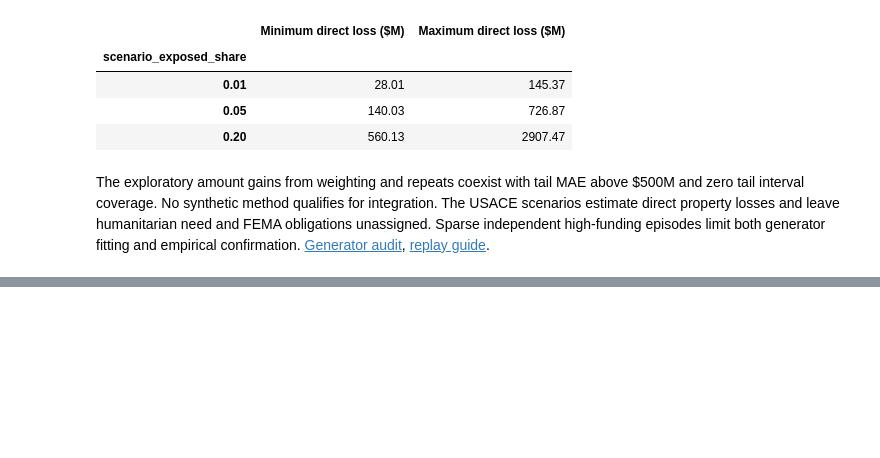
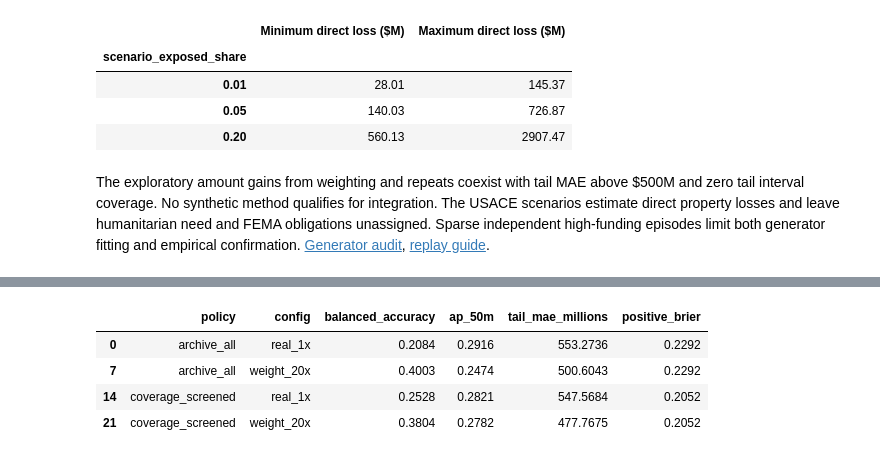
Before and after one commit to leonmarienga/ML-thesis, a Jupyter notebook: research/THESIS_REPRODUCTION.ipynb, the cells around one changed output, grey strips where cells are left out. Drawn from its saved outputs; the diff is of its cells as text; code cells hidden in the pictures; blank space fills up the shorter version.

```diff
--- a/research/THESIS_REPRODUCTION.ipynb
+++ b/research/THESIS_REPRODUCTION.ipynb
@@ -445,0 +450,18 @@ The exploratory amount gains from weighting and repeats coexist with tail MAE ab
+# %%
+from pathlib import Path
+import pandas as pd
+
+continuous = Path("research/continuous")
+if not continuous.exists():
+    continuous = Path("continuous")
+coverage = pd.read_csv(continuous / "coverage/ablation/metrics.csv")
+pooled = coverage.query('scope == "pooled"').copy()
+pooled["tail_mae_millions"] = pooled["mae_50m_usd"] / 1e6
+assert pooled.n.eq(376).all()
+pooled[["policy", "config", "balanced_accuracy", "ap_50m", "tail_mae_millions", "positive_brier"]].round(4)
+# %% [output]
+|  | policy | config | balanced_accuracy | ap_50m | tail_mae_millions | positive_brier |
+| 0 | archive_all | real_1x | 0.2084 | 0.2916 | 553.2736 | 0.2292 |
+| 7 | archive_all | weight_20x | 0.4003 | 0.2474 | 500.6043 | 0.2292 |
+| 14 | coverage_screened | real_1x | 0.2528 | 0.2821 | 547.5684 | 0.2052 |
+| 21 | coverage_screened | weight_20x | 0.3804 | 0.2782 | 477.7675 | 0.2052 |
```
Also changed, not shown: parts of 3 cells of this notebook, 10 other files.
